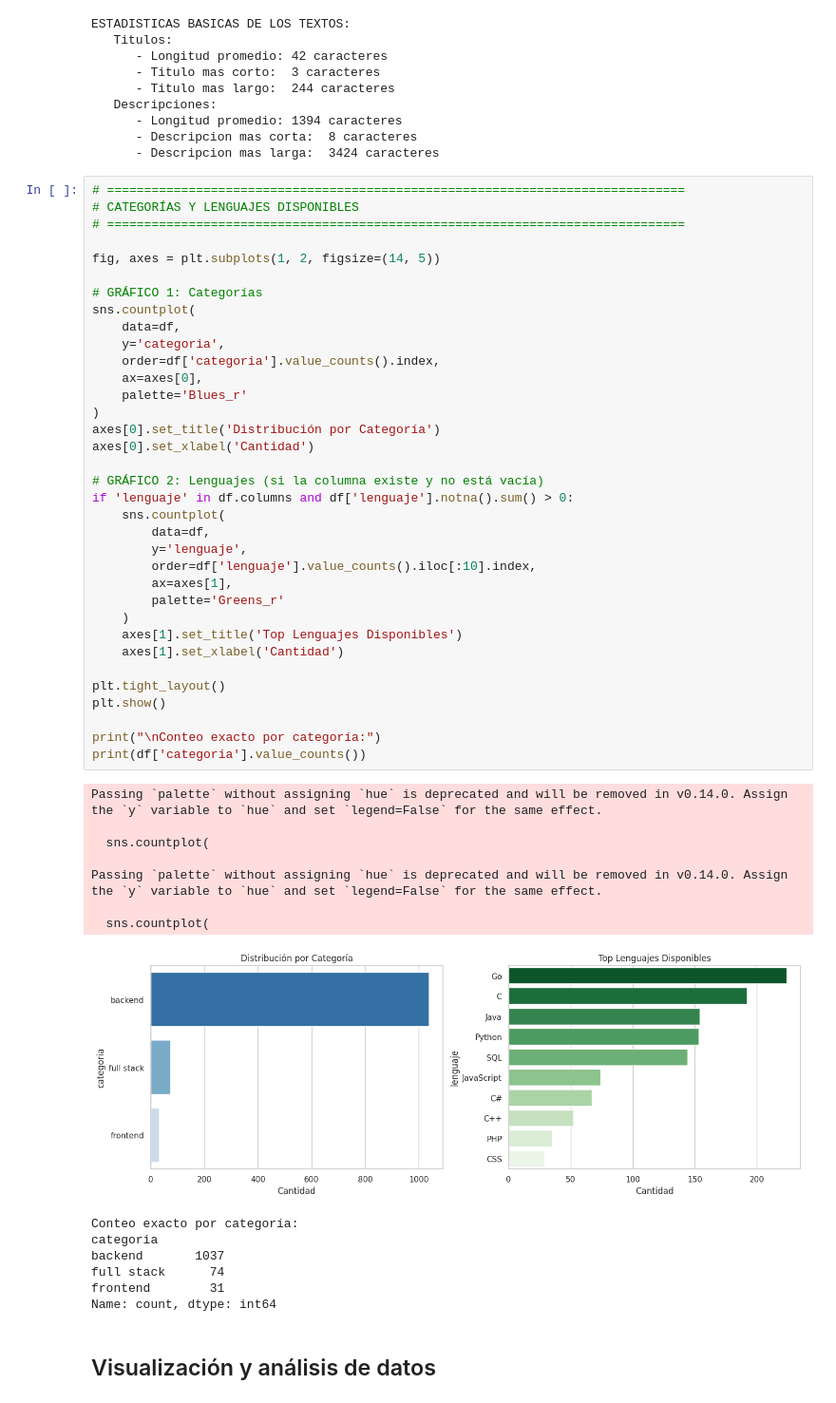
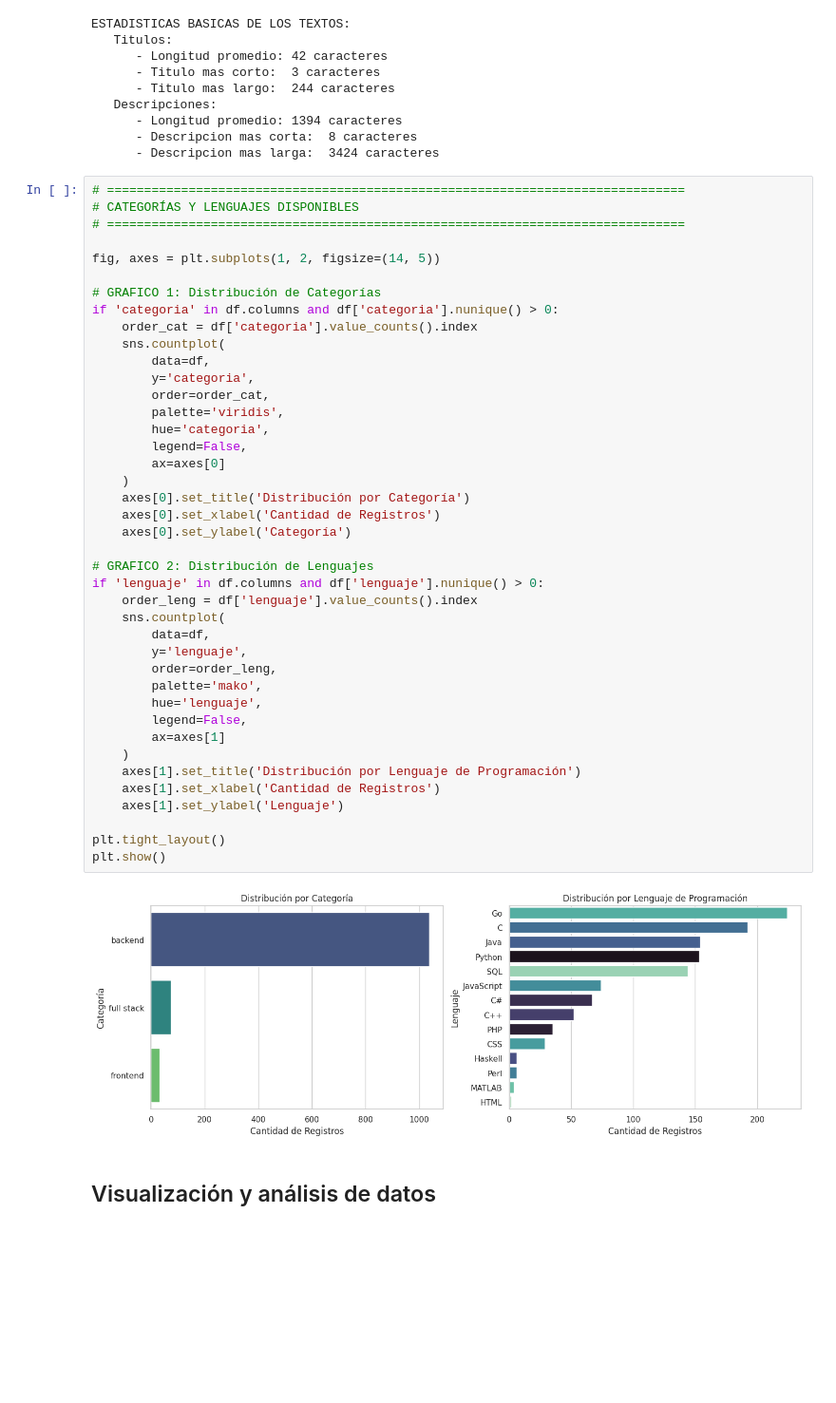
Before and after one commit to No-Country-simulation/G9-LATAM-Team-73, a Jupyter notebook: notebook/TechMind_DataScience.ipynb, the cells around one changed output. Shown at 95% size. Cells and saved outputs as stored; diff of their text form; blank space fills up the shorter version.

Commit message:
Actualizar el notebook de DataScience con mejoras en los modelos de IA

```diff
--- a/notebook/TechMind_DataScience.ipynb
+++ b/notebook/TechMind_DataScience.ipynb
@@ -211,53 +300,46 @@ ESTADISTICAS BASICAS DE LOS TEXTOS:
 # %%
 # ==============================================================================
 # CATEGORÍAS Y LENGUAJES DISPONIBLES
 # ==============================================================================
 
 fig, axes = plt.subplots(1, 2, figsize=(14, 5))
 
-# GRÁFICO 1: Categorías
-sns.countplot(
-    data=df,
-    y='categoria',
-    order=df['categoria'].value_counts().index,
-    ax=axes[0],
-    palette='Blues_r'
-)
-axes[0].set_title('Distribución por Categoría')
-axes[0].set_xlabel('Cantidad')
+# GRAFICO 1: Distribución de Categorías
+if 'categoria' in df.columns and df['categoria'].nunique() > 0:
+    order_cat = df['categoria'].value_counts().index
+    sns.countplot(
+        data=df,
+        y='categoria',
+        order=order_cat,
+        palette='viridis',
+        hue='categoria',
+        legend=False,
+        ax=axes[0]
+    )
+    axes[0].set_title('Distribución por Categoría')
+    axes[0].set_xlabel('Cantidad de Registros')
+    axes[0].set_ylabel('Categoría')
 
-# GRÁFICO 2: Lenguajes (si la columna existe y no está vacía)
-if 'lenguaje' in df.columns and df['lenguaje'].notna().sum() > 0:
+# GRAFICO 2: Distribución de Lenguajes
+if 'lenguaje' in df.columns and df['lenguaje'].nunique() > 0:
+    order_leng = df['lenguaje'].value_counts().index
     sns.countplot(
         data=df,
         y='lenguaje',
-        order=df['lenguaje'].value_counts().iloc[:10].index,
-        ax=axes[1],
-        palette='Greens_r'
+        order=order_leng,
+        palette='mako',
+        hue='lenguaje',
+        legend=False,
+        ax=axes[1]
     )
-    axes[1].set_title('Top Lenguajes Disponibles')
-    axes[1].set_xlabel('Cantidad')
+    axes[1].set_title('Distribución por Lenguaje de Programación')
+    axes[1].set_xlabel('Cantidad de Registros')
+    axes[1].set_ylabel('Lenguaje')
 
 plt.tight_layout()
 plt.show()
-
-print("\nConteo exacto por categoría:")
-print(df['categoria'].value_counts())
 # %% [output]
-Passing `palette` without assigning `hue` is deprecated and will be removed in v0.14.0. Assign the `y` variable to `hue` and set `legend=False` for the same effect.
-
-  sns.countplot(
-
-Passing `palette` without assigning `hue` is deprecated and will be removed in v0.14.0. Assign the `y` variable to `hue` and set `legend=False` for the same effect.
-
-  sns.countplot(
-[figure, old version]
+[figure, new version]
-Conteo exacto por categoría:
-categoria
-backend       1037
-full stack      74
-frontend        31
-Name: count, dtype: int64
 # %% [markdown]
 ## Visualización y análisis de datos
 # %%
```
Also changed, not shown: parts of 14 cells of this notebook.
